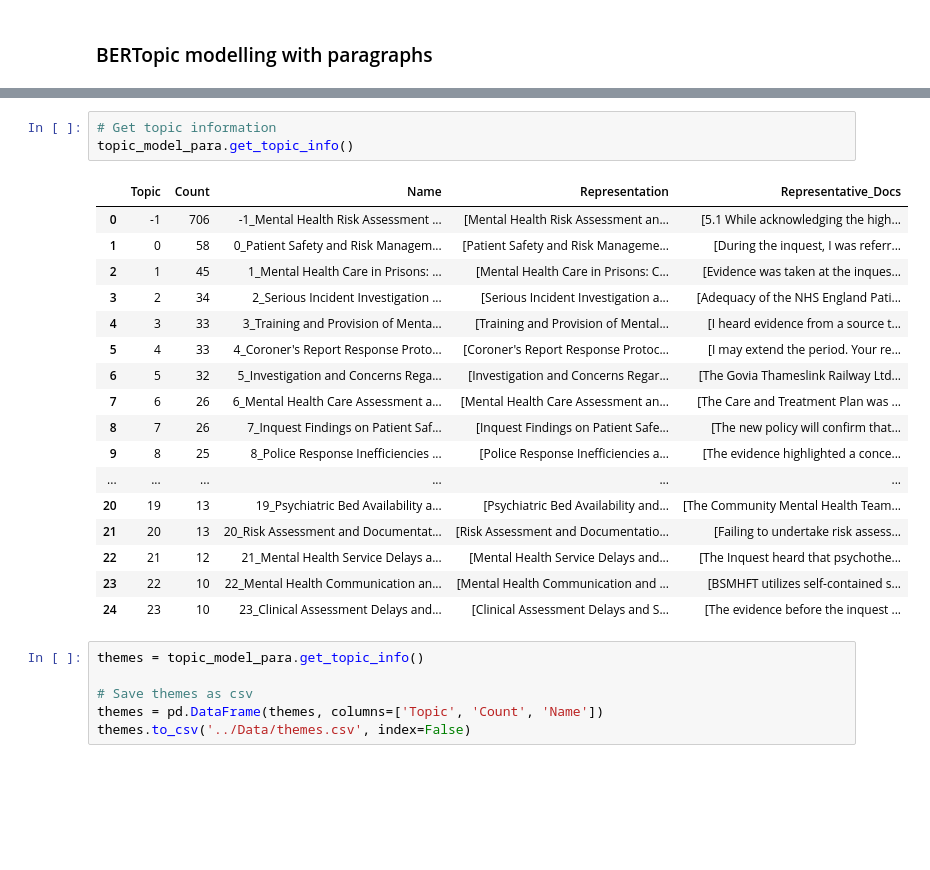
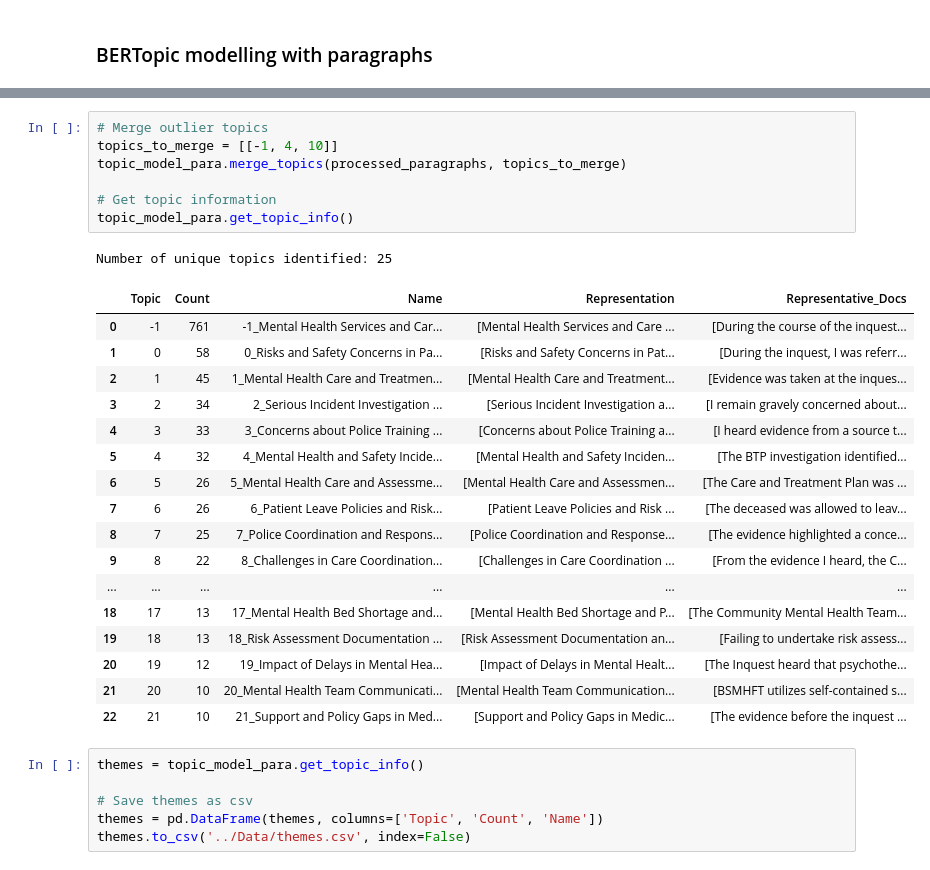
Before and after one commit to Samuel-Osian-Andrews/PFD_NLP, a Jupyter notebook: Scripts/3_BERTopic.ipynb, the cells around one changed output, grey strips where cells are left out. Drawn from its saved outputs; the diff is of its cells as text; blank space fills up the shorter version.

```diff
--- a/Scripts/3_BERTopic.ipynb
+++ b/Scripts/3_BERTopic.ipynb
@@ -719,24 +757,29 @@ Number of unique topics identified: 25
 # %%
+# Merge outlier topics
+topics_to_merge = [[-1, 4, 10]]
+topic_model_para.merge_topics(processed_paragraphs, topics_to_merge)
+
 # Get topic information
 topic_model_para.get_topic_info()
 # %% [output]
+Number of unique topics identified: 25
 |  | Topic | Count | Name | Representation | Representative_Docs |
-| 0 | -1 | 706 | -1_Mental Health Risk Assessment ... | [Mental Health Risk Assessment an... | [5.1 While acknowledging the high... |
-| 1 | 0 | 58 | 0_Patient Safety and Risk Managem... | [Patient Safety and Risk Manageme... | [During the inquest, I was referr... |
-| 2 | 1 | 45 | 1_Mental Health Care in Prisons: ... | [Mental Health Care in Prisons: C... | [Evidence was taken at the inques... |
-| 3 | 2 | 34 | 2_Serious Incident Investigation ... | [Serious Incident Investigation a... | [Adequacy of the NHS England Pati... |
-| 4 | 3 | 33 | 3_Training and Provision of Menta... | [Training and Provision of Mental... | [I heard evidence from a source t... |
-| 5 | 4 | 33 | 4_Coroner's Report Response Proto... | [Coroner's Report Response Protoc... | [I may extend the period. Your re... |
-| 6 | 5 | 32 | 5_Investigation and Concerns Rega... | [Investigation and Concerns Regar... | [The Govia Thameslink Railway Ltd... |
-| 7 | 6 | 26 | 6_Mental Health Care Assessment a... | [Mental Health Care Assessment an... | [The Care and Treatment Plan was ... |
-| 8 | 7 | 26 | 7_Inquest Findings on Patient Saf... | [Inquest Findings on Patient Safe... | [The new policy will confirm that... |
-| 9 | 8 | 25 | 8_Police Response Inefficiencies ... | [Police Response Inefficiencies a... | [The evidence highlighted a conce... |
+| 0 | -1 | 761 | -1_Mental Health Services and Car... | [Mental Health Services and Care ... | [During the course of the inquest... |
+| 1 | 0 | 58 | 0_Risks and Safety Concerns in Pa... | [Risks and Safety Concerns in Pat... | [During the inquest, I was referr... |
+| 2 | 1 | 45 | 1_Mental Health Care and Treatmen... | [Mental Health Care and Treatment... | [Evidence was taken at the inques... |
+| 3 | 2 | 34 | 2_Serious Incident Investigation ... | [Serious Incident Investigation a... | [I remain gravely concerned about... |
+| 4 | 3 | 33 | 3_Concerns about Police Training ... | [Concerns about Police Training a... | [I heard evidence from a source t... |
+| 5 | 4 | 32 | 4_Mental Health and Safety Incide... | [Mental Health and Safety Inciden... | [The BTP investigation identified... |
+| 6 | 5 | 26 | 5_Mental Health Care and Assessme... | [Mental Health Care and Assessmen... | [The Care and Treatment Plan was ... |
+| 7 | 6 | 26 | 6_Patient Leave Policies and Risk... | [Patient Leave Policies and Risk ... | [The deceased was allowed to leav... |
+| 8 | 7 | 25 | 7_Police Coordination and Respons... | [Police Coordination and Response... | [The evidence highlighted a conce... |
+| 9 | 8 | 22 | 8_Challenges in Care Coordination... | [Challenges in Care Coordination ... | [From the evidence I heard, the C... |
 | ... | ... | ... | ... | ... | ... |
-| 20 | 19 | 13 | 19_Psychiatric Bed Availability a... | [Psychiatric Bed Availability and... | [The Community Mental Health Team... |
-| 21 | 20 | 13 | 20_Risk Assessment and Documentat... | [Risk Assessment and Documentatio... | [Failing to undertake risk assess... |
-| 22 | 21 | 12 | 21_Mental Health Service Delays a... | [Mental Health Service Delays and... | [The Inquest heard that psychothe... |
-| 23 | 22 | 10 | 22_Mental Health Communication an... | [Mental Health Communication and ... | [BSMHFT utilizes self-contained s... |
-| 24 | 23 | 10 | 23_Clinical Assessment Delays and... | [Clinical Assessment Delays and S... | [The evidence before the inquest ... |
+| 18 | 17 | 13 | 17_Mental Health Bed Shortage and... | [Mental Health Bed Shortage and P... | [The Community Mental Health Team... |
+| 19 | 18 | 13 | 18_Risk Assessment Documentation ... | [Risk Assessment Documentation an... | [Failing to undertake risk assess... |
+| 20 | 19 | 12 | 19_Impact of Delays in Mental Hea... | [Impact of Delays in Mental Healt... | [The Inquest heard that psychothe... |
+| 21 | 20 | 10 | 20_Mental Health Team Communicati... | [Mental Health Team Communication... | [BSMHFT utilizes self-contained s... |
+| 22 | 21 | 10 | 21_Support and Policy Gaps in Med... | [Support and Policy Gaps in Medic... | [The evidence before the inquest ... |
 # %%
 themes = topic_model_para.get_topic_info()
 
```
Also changed, not shown: parts of 6 cells of this notebook, 1 other file.
